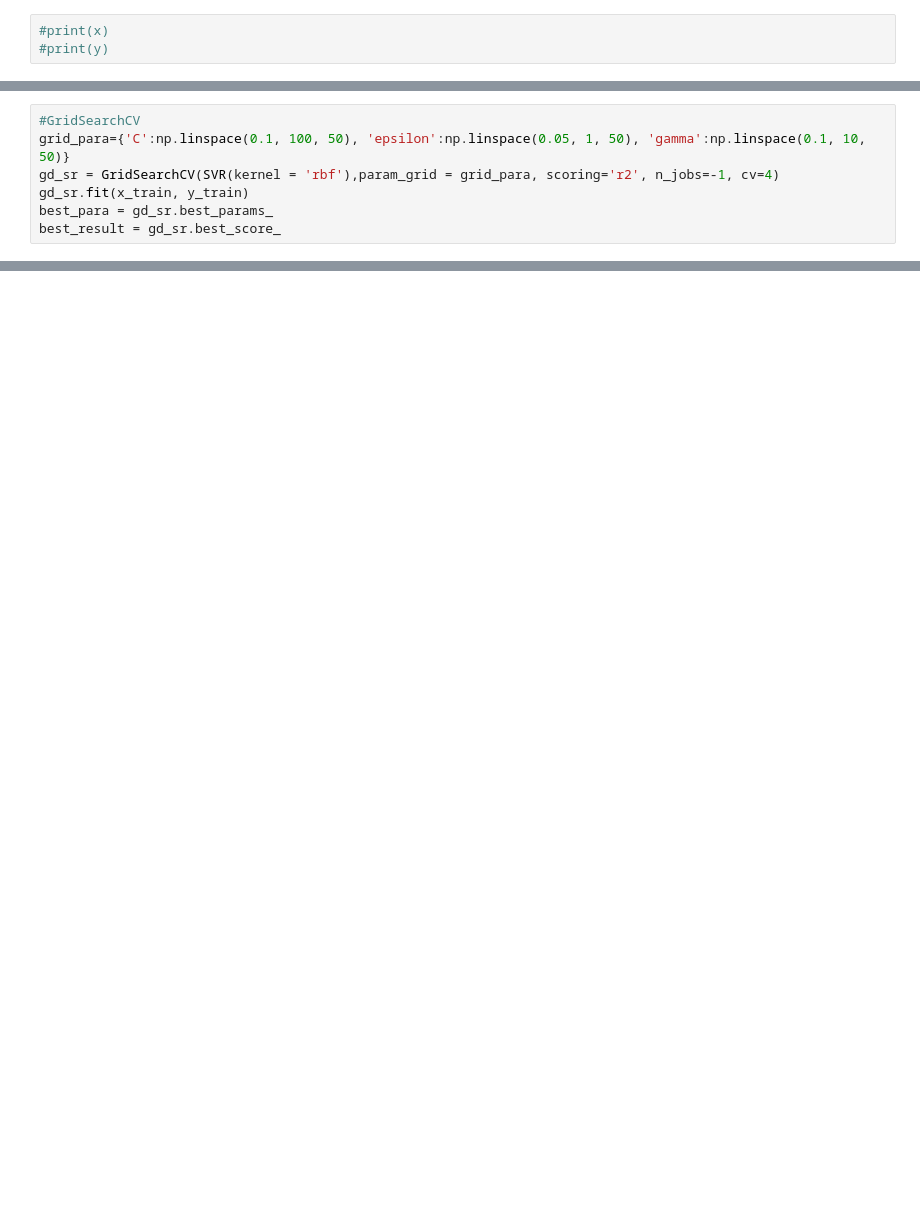
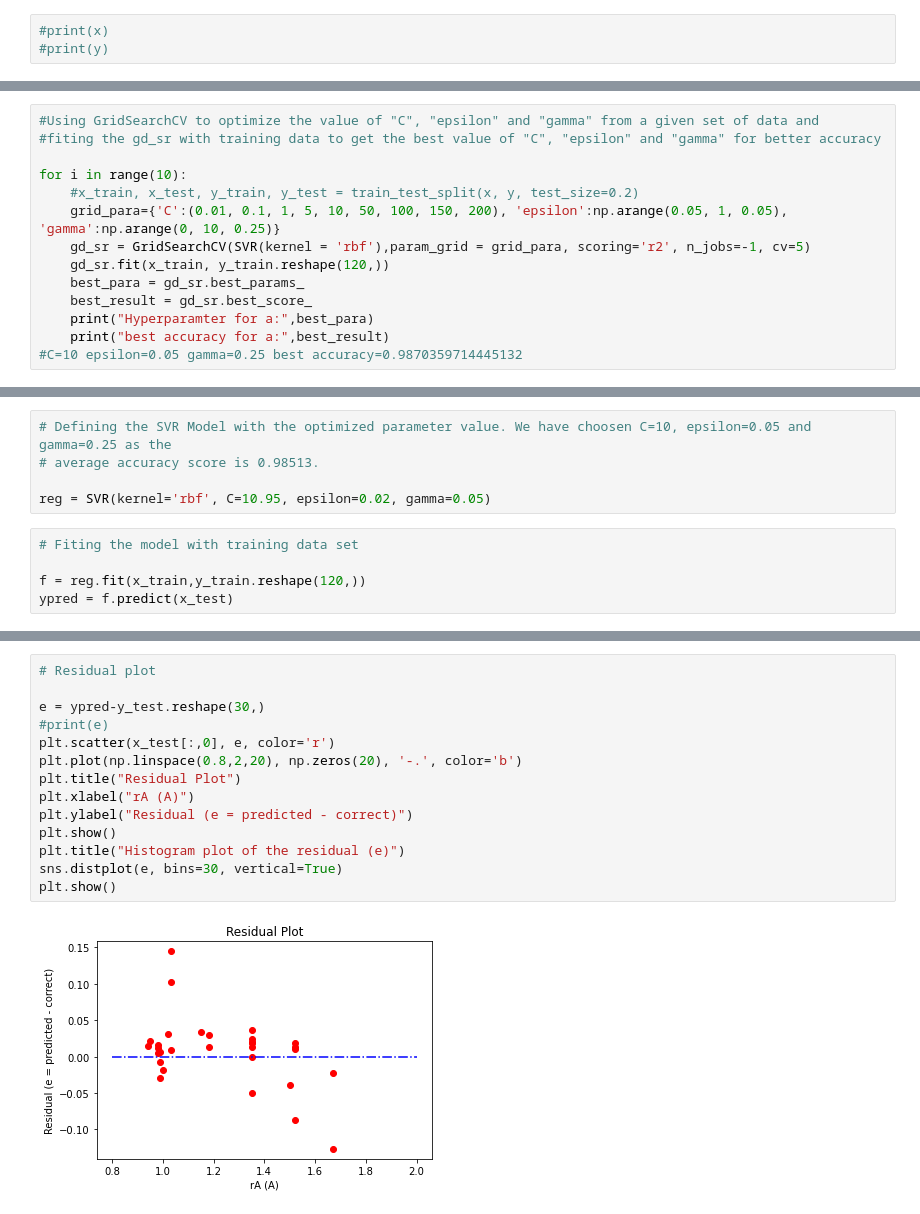
Before and after one commit to Shashank249/ML-project, a Jupyter notebook: cubic_final.ipynb, the cells around one changed output, grey strips where cells are left out. Cells and saved outputs as stored; diff of their text form; blank space fills up the shorter version.

```diff
--- a/cubic_final.ipynb
+++ b/cubic_final.ipynb
@@ -17,8 +34 @@ y = dataset.iloc[:,11:12].values
 x_train, x_test, y_train, y_test = train_test_split(x, y, test_size=0.2)
-# %%
-#GridSearchCV
-grid_para={'C':np.linspace(0.1, 100, 50), 'epsilon':np.linspace(0.05, 1, 50), 'gamma':np.linspace(0.1, 10, 50)}
-gd_sr = GridSearchCV(SVR(kernel = 'rbf'),param_grid = grid_para, scoring='r2', n_jobs=-1, cv=4)
-gd_sr.fit(x_train, y_train)
-best_para = gd_sr.best_params_
-best_result = gd_sr.best_score_
@@ -34,0 +35,14 @@ ypred = f.predict(x_test)
+# %%
+#Using GridSearchCV to optimize the value of "C", "epsilon" and "gamma" from a given set of data and
+#fiting the gd_sr with training data to get the best value of "C", "epsilon" and "gamma" for better accuracy
+
+for i in range(10):
+    #x_train, x_test, y_train, y_test = train_test_split(x, y, test_size=0.2)
+    grid_para={'C':(0.01, 0.1, 1, 5, 10, 50, 100, 150, 200), 'epsilon':np.arange(0.05, 1, 0.05), 'gamma':np.arange(0, 10, 0.25)}
+    gd_sr = GridSearchCV(SVR(kernel = 'rbf'),param_grid = grid_para, scoring='r2', n_jobs=-1, cv=5)
+    gd_sr.fit(x_train, y_train.reshape(120,))
+    best_para = gd_sr.best_params_
+    best_result = gd_sr.best_score_
+    print("Hyperparamter for a:",best_para)
+    print("best accuracy for a:",best_result)
+#C=10 epsilon=0.05 gamma=0.25 best accuracy=0.9870359714445132
@@ -34,0 +65,10 @@ ypred = f.predict(x_test)
+# %%
+# Defining the SVR Model with the optimized parameter value. We have choosen C=10, epsilon=0.05 and gamma=0.25 as the
+# average accuracy score is 0.98513.
+
+reg = SVR(kernel='rbf', C=10.95, epsilon=0.02, gamma=0.05)
+# %%
+# Fiting the model with training data set
+
+f = reg.fit(x_train,y_train.reshape(120,))
+ypred = f.predict(x_test)
@@ -34,0 +92,16 @@ ypred = f.predict(x_test)
+# %%
+# Residual plot
+
+e = ypred-y_test.reshape(30,)
+#print(e)
+plt.scatter(x_test[:,0], e, color='r')
+plt.plot(np.linspace(0.8,2,20), np.zeros(20), '-.', color='b')
+plt.title("Residual Plot")
+plt.xlabel("rA (A)")
+plt.ylabel("Residual (e = predicted - correct)")
+plt.show()
+plt.title("Histogram plot of the residual (e)")
+sns.distplot(e, bins=30, vertical=True)
+plt.show()
+# %% [output]
+[figure, added]
```
Also changed, not shown: parts of 30 cells of this notebook, 3 other files.
